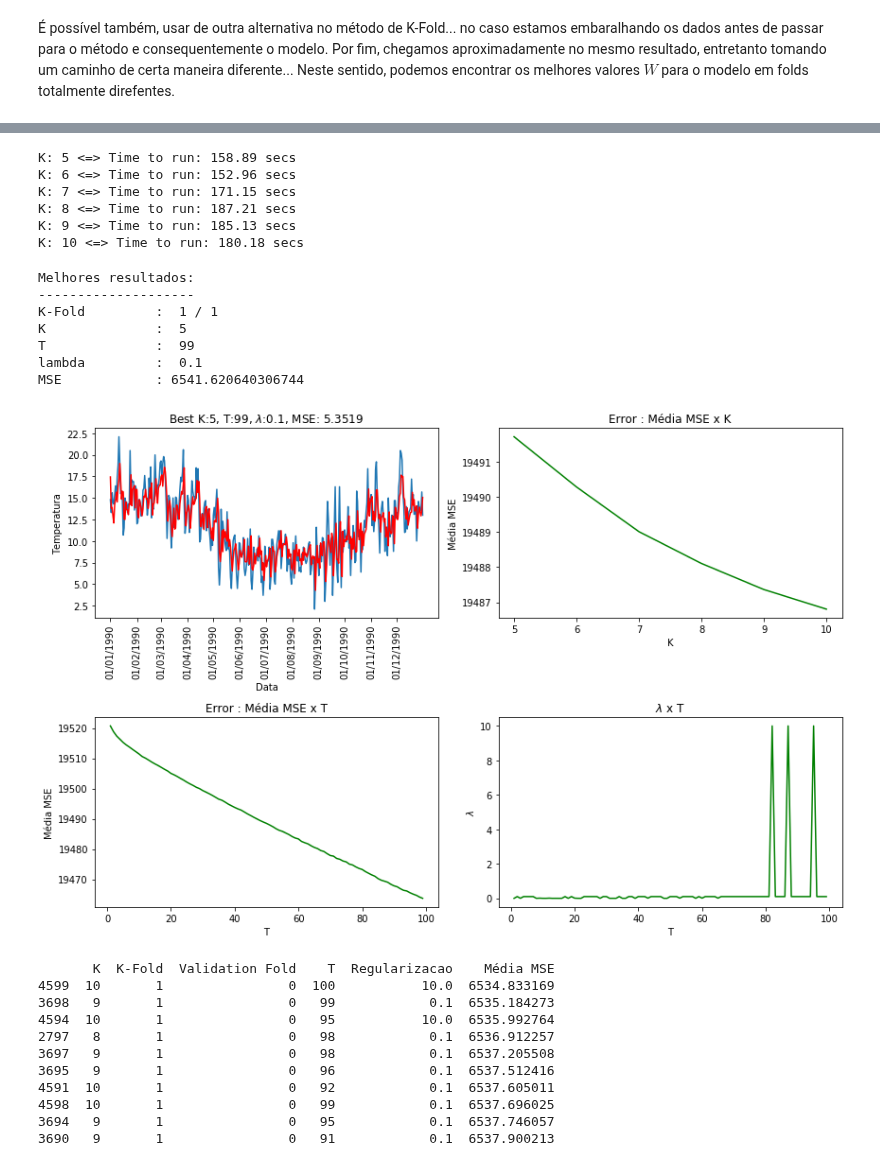
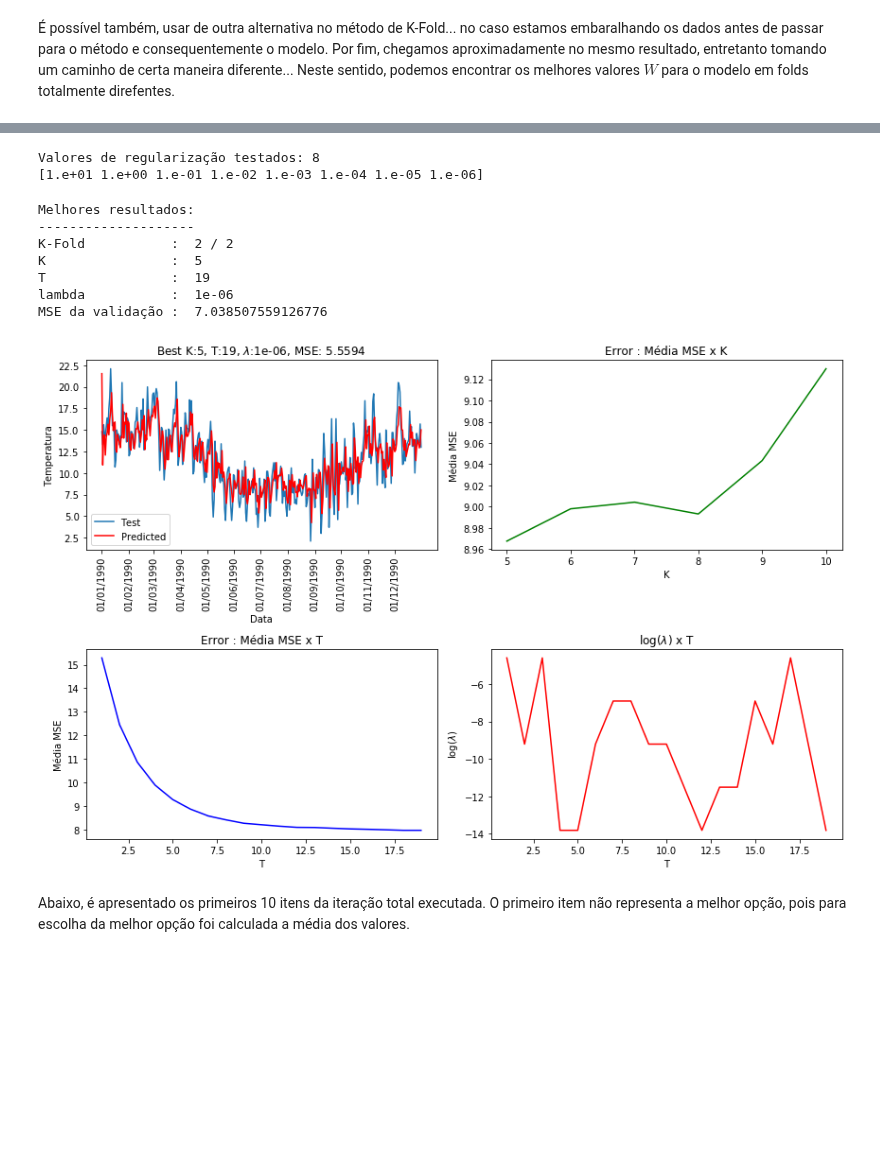
Before and after one commit to rdenadai/ia006c, a Jupyter notebook: notebooks/EFC01.ipynb, the cells around one changed output, grey strips where cells are left out. Saved outputs shown, nothing was run; the diff lists cells and outputs as text; code cells hidden in the pictures; blank space fills up the shorter version.

```diff
--- a/notebooks/EFC01.ipynb
+++ b/notebooks/EFC01.ipynb
@@ -947,14 +956,19 @@ scaler.fit(all_data)
 normalizer = Normalizer()
 normalizer.fit(all_data)
 
-N_k = 10
-N_T = 100
+N_k = 20
+N_T = 20
 
 reg = np.array([
-    1e+6, 1e+5, 1e+4, 1e+3, 1e+2, 1e+1,
-    1e-1, 1e-2, 1e-3, 1e-4, 1e-5, 1e+6
+    1e+1, 1e+0, 1e-1, 1e-2, 1e-3, 1e-4, 1e-5, 1e-6
 ])
 N_R = len(reg)
+
+print(f"Valores de regularização testados: {len(reg)}")
+print(reg)
+# %% [output]
+Valores de regularização testados: 8
+[1.e+01 1.e+00 1.e-01 1.e-02 1.e-03 1.e-04 1.e-05 1.e-06]
 # %%
 fold_N, fold_val = 0, 0
 J_k = []
@@ -965,13 +979,13 @@ for k in range(5, 11):
         for T in range(N_T):
             best_reg = 1e-10
             val_fold = 0
-            best_w = np.random.uniform(-1, 1, size=(k, T + 1))
+            best_w = np.random.uniform(-1, 1, size=(k, T + 1)) * np.sqrt(1 / (k + T + 1))
             J = []
             better_J = 1e+10
             for r in range(N_R):
                 for i in range(kf):
                     # Weights
-                    w = np.random.uniform(-1, 1, size=(k, T + 1))
+                    w = np.random.uniform(-1, 1, size=(k, T + 1)) * np.sqrt(1 / (k + T + 1))
                     # Regularization
                     regu = reg[r]
 
@@ -1000,15 +1014,8 @@ for k in range(5, 11):
                         best_reg = regu
                         better_J = e
             J_k.append((k, kf, val_fold, T + 1, best_reg, np.mean(J), best_w, folds))
-    print(f"K: {k} <=> Time to run: {np.round(time.time() - start, 2)} secs")
+    # print(f"K: {k} <=> Time to run: {np.round(time.time() - start, 2)} secs")
 J_k = np.array(J_k)
-# %% [output]
-K: 5 <=> Time to run: 158.89 secs
-K: 6 <=> Time to run: 152.96 secs
-K: 7 <=> Time to run: 171.15 secs
-K: 8 <=> Time to run: 187.21 secs
-K: 9 <=> Time to run: 185.13 secs
-K: 10 <=> Time to run: 180.18 secs
 # %%
 best_result = None
 best_T_J = 1e+10
@@ -1029,11 +1036,11 @@ k = int(k)
 
 print("Melhores resultados:")
 print("-" * 20)
-print("K-Fold         : ", kf, "/", i+1)
-print("K              : ", k)
-print("T              : ", T)
-print("lambda         : ", reg)
-print("MSE            :", mse)
+print("K-Fold           : ", kf, "/", i+1)
+print("K                : ", k)
+print("T                : ", T)
+print("lambda           : ", reg)
+print("MSE da validação : ", mse)
 
 # Training set
 nF = np.append(folds[i+1:, ], folds[:i, ], axis=0)
@@ -1057,11 +1064,11 @@ mse = lr.mse(y_test, yh_test)
 # %% [output]
 Melhores resultados:
 --------------------
-K-Fold         :  1 / 1
-K              :  5
-T              :  99
-lambda         :  0.1
-MSE            : 6541.620640306744
+K-Fold           :  2 / 2
+K                :  5
+T                :  19
+lambda           :  1e-06
+MSE da validação :  7.038507559126776
 # %%
 # Data table
 df = pd.DataFrame([Jk[:6] for Jk in J_k], columns=["K", "K-Fold", "Validation Fold", "T", "Regularizacao", "Média MSE"])
@@ -1071,54 +1078,42 @@ for m in range(5, 11):
     c = J_k[(J_k[:, 0] == m)]
     k_mse_mean.append(np.mean(c[:, 5]))
 
-T_mse_mean = []
-reg_min = []
+T_mse_mean, reg_min = [], []
 for m in range(1, N_T):
     c = J_k[(J_k[:, 3] == m)]
     T_mse_mean.append(np.mean(c[:, 5]))
     min_J = np.min(c[:, 5])
     h = c[c[:, 5] == min_J]
     reg_min.append(h[:, 4][0])
 
 plt.figure(figsize=(12, 8))
 plt.subplot(2, 2, 1)
 plt.title(f"Best K:{k}, T:{T}, $\lambda$:{reg}, MSE: {np.round(mse, 4)}")
 plt.xticks(dts1990[2].to_numpy().astype(np.float32), dts1990[0].to_numpy(), rotation=90)
 plt.xlabel("Data")
 plt.ylabel("Temperatura")
-plt.plot(test[:, 0], y_test)
-plt.plot(test[:, 0], yh_test, 'r')
+plt.plot(test[:, 0], y_test, label="Test")
+plt.plot(test[:, 0], yh_test, 'r', label="Predicted")
+plt.legend()
 plt.subplot(2, 2, 2)
 plt.title(f"Error : Média MSE x K")
 plt.xlabel("K")
 plt.ylabel("Média MSE")
 plt.plot(range(5, 11), k_mse_mean, "g")
 plt.subplot(2, 2, 3)
 plt.title(f"Error : Média MSE x T")
 plt.xlabel("T")
 plt.ylabel("Média MSE")
-plt.plot(range(1, N_T), T_mse_mean, "g")
+plt.plot(range(1, N_T), T_mse_mean, "b")
 plt.subplot(2, 2, 4)
-plt.title(f"$\lambda$ x T")
+plt.title(f"log($\lambda$) x T")
 plt.xlabel("T")
-plt.ylabel("$\lambda$")
-plt.plot(range(1, N_T), reg_min, "g")
+plt.ylabel("log($\lambda$)")
+plt.plot(range(1, N_T), np.log(reg_min), "r")
 
 plt.tight_layout()
 plt.show()
-
-df = df.sort_values(by=["Média MSE", "T", "K"]).head(10)
-print(df)
 # %% [output]
-[figure, old version]
+[figure, new version]
-       K  K-Fold  Validation Fold    T  Regularizacao    Média MSE
-4599  10       1                0  100           10.0  6534.833169
-3698   9       1                0   99            0.1  6535.184273
-4594  10       1                0   95           10.0  6535.992764
-2797   8       1                0   98            0.1  6536.912257
-3697   9       1                0   98            0.1  6537.205508
-3695   9       1                0   96            0.1  6537.512416
-4591  10       1                0   92            0.1  6537.605011
-4598  10       1                0   99            0.1  6537.696025
-3694   9       1                0   95            0.1  6537.746057
-3690   9       1                0   91            0.1  6537.900213
+# %% [markdown]
+Abaixo, é apresentado os primeiros 10 itens da iteração total executada. O primeiro item não representa a melhor opção, pois para escolha da melhor opção foi calculada a média dos valores.
```
Also changed, not shown: parts of 10 cells of this notebook.
